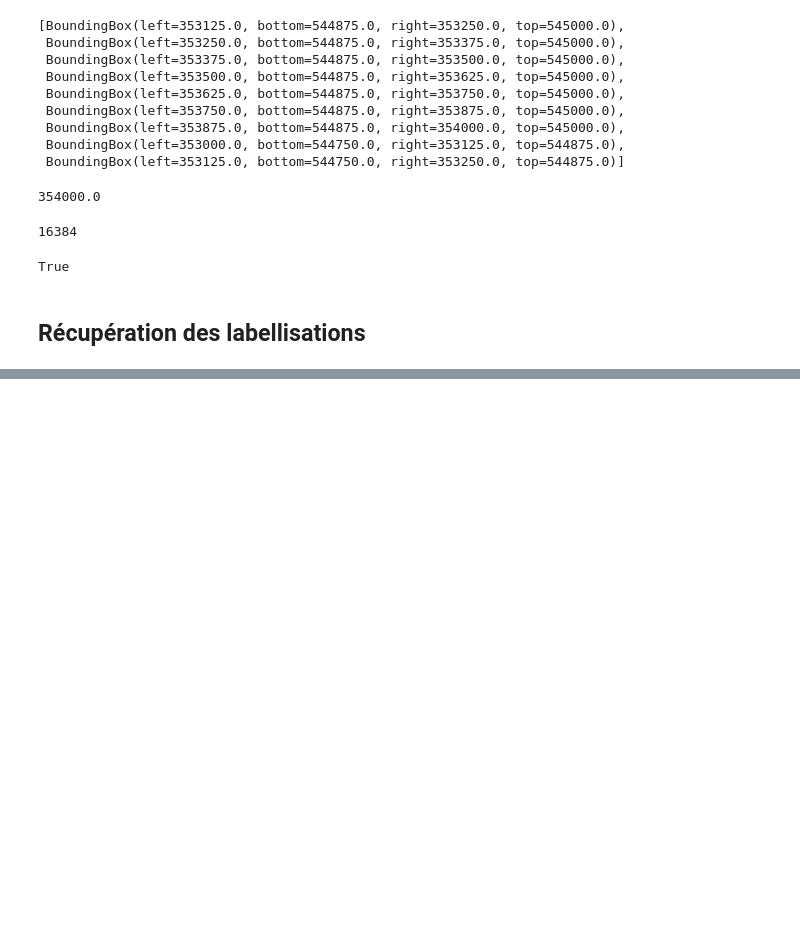
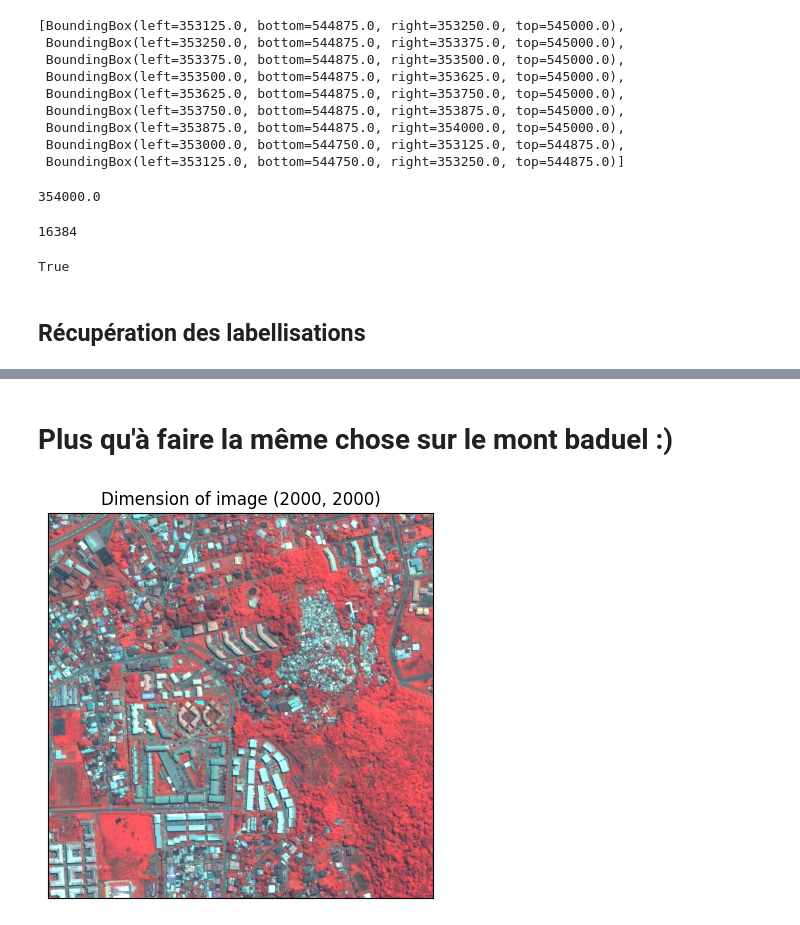
Before and after one commit to InseeFrLab/detection-habitat-spontane, a Jupyter notebook: notebooks/prise_en_main_framework.ipynb, the cells around one changed output, grey strips where cells are left out. Drawn from its saved outputs; the diff is of its cells as text; code cells hidden in the pictures; blank space fills up the shorter version.

```diff
--- a/notebooks/prise_en_main_framework.ipynb
+++ b/notebooks/prise_en_main_framework.ipynb
@@ -105,0 +139,17 @@ PermissionError: Forbidden
+# %% [markdown]
+# Plus qu'à faire la même chose sur le mont baduel :)
+# %%
+filename = 'Cayenne_200722/16bits/ORT_2022072050325085_U22N/ORT_2022072050325085_0354_0545_U22N_16Bits.jp2'
+date = datetime.strptime(re.search(r'ORT_(\d{8})', filename).group(1), '%Y%m%d')
+date
+
+image = SatelliteImage.from_raster(
+        filename,
+        date = date,
+        n_bands = 4,
+        dep = "973"
+    )
+
+image.plot([3,1,2])
+# %% [output]
+[figure, added]
```
Also changed, not shown: parts of 24 cells of this notebook.
